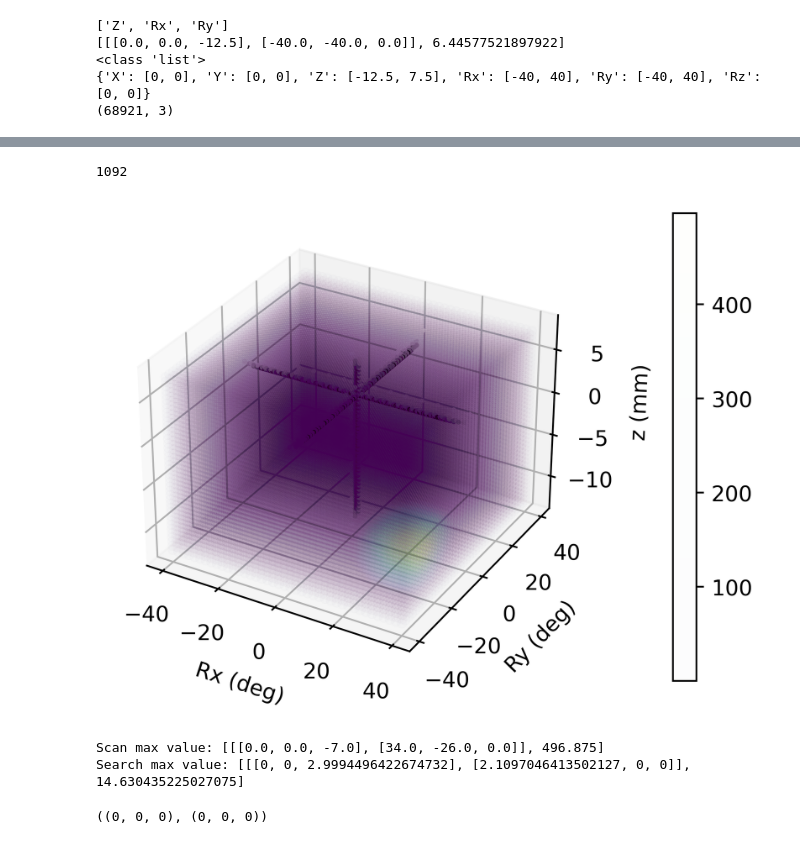
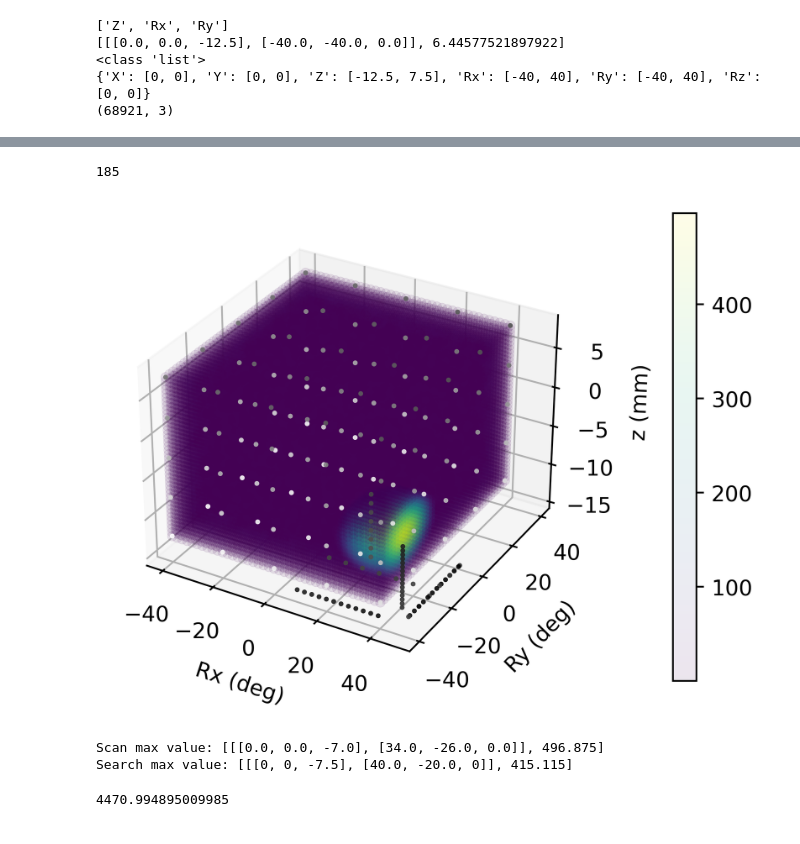
Before and after one commit to Benji-UW/COBOT-Transducer-Control-Code, a Jupyter notebook: Rebuilding_Everything/Debugging Scripts/scan_test.ipynb, the cells around one changed output, grey strips where cells are left out. Saved outputs shown, nothing was run; the diff lists cells and outputs as text; code cells hidden in the pictures.

```diff
--- a/Rebuilding_Everything/Debugging Scripts/scan_test.ipynb
+++ b/Rebuilding_Everything/Debugging Scripts/scan_test.ipynb
@@ -37,9 +34,9 @@ print(points)
  [3 4 5]]
 # %%
 path = os.path.abspath('..\\')
-test_no = 0
-# current_file = r"\Debugging Scripts\test_%s.json" % test_no
-current_file = r"\test_%s.json" % test_no
+test_no = 10
+current_file = r"\Debugging Scripts\test_%s.json" % test_no
+# current_file = r"\test_%s.json" % test_no
 
 # print(path)
 
@@ -90,7 +87,7 @@ for p in point_mags:
 
 
 # scanner = DivisionSearch(4, r['Z'], r['Rx'], r['Ry'])
-scanner = Discrete_degree(r['Z'], r['Rx'], r['Ry'])
+scanner = DivisionDiscreteDegree(5, r['Z'], r['Rx'], r['Ry'])
 
 p = scanner.next()
 
@@ -98,13 +95,14 @@ i = 0
 
 while p != 1 and i < 10000:
     i += 1
-    if i == 64:
-        print('here goes trouble')
+    # if i == 64:
+    #     print('here goes trouble')
 
     request = np.array([p[indeces[a][0]][indeces[a][1]] for a in active_rom])
 
     mag = linInter(request)
-    # print(mag[0])
+    # print(p)
+    # print((p, mag[0]))
 
     scanner.newMag((p, mag[0]), True)
     # print(p)
@@ -137,7 +147,7 @@ search_max = json_data["max_point"]
 
 print(len(point_mags_2))
 # %% [output]
-1092
+185
 # %%
 Zs = []
 Rxs = []
@@ -162,44 +172,59 @@ als = [i / 256 for i in als]
 # print(len(Rys))
 # print(len(Rxs))
 
-fig = ax.scatter(Rxs, Rys, Zs, c=mags, cmap='viridis', alpha=0.01, linewidth=0.25)
+fig = ax.scatter(Rxs, Rys, Zs, c=mags, cmap='viridis', alpha=0.1, linewidth=0.25)
 
 plt.colorbar(fig, pad=0.13)
 
 Zs = []
 Rxs = []
 Rys = []
 
 for p in point_mags_2:
     Zs.append(p[0][0][2])
     Rxs.append(p[0][1][0])
     Rys.append(p[0][1][1])
 
 fig = ax.scatter(Rxs, Rys, Zs, c=range(len(Zs)), cmap='binary', alpha=0.9, linewidth=0.25, s=4)
 
 ax.set_xlabel("Rx (deg)")
 ax.set_ylabel("Ry (deg)")
 ax.set_zlabel("z (mm)")
 
 plt.rcParams['figure.dpi'] = 500
 
 # plt.savefig("fullscan_render.jpg", dpi=400)
 plt.show()
 # plt.axes(projection = "3d")
 # plt.scatter(Rxs, Rys, Zs, c=mags, cmap='viridis', alpha=0.8, linewidth=0.5)
 
 
 print(f"Scan max value: {scan_max}")
 print(f"Search max value: {search_max}")
 # %% [output]
-[figure, old version]
+[figure, new version]
 Scan max value: [[[0.0, 0.0, -7.0], [34.0, -26.0, 0.0]], 496.875]
-Search max value: [[[0, 0, 2.9994496422674732], [2.1097046413502127, 0, 0]], 14.630435225027075]
+Search max value: [[[0, 0, -7.5], [40.0, -20.0, 0]], 415.115]
-# %%
-current_best = [[0,0,0],[0,0,0]]
-
-# current_best[0][1] = 1
-
-print((tuple(current_best[0]),tuple(current_best[1])))
-# %% [output]
-((0, 0, 0), (0, 0, 0))
+# %%
+# current_best = [[0,0,0],[0,0,0]]
+
+# # current_best[0][1] = 1
+
+# print((tuple(current_best[0]),tuple(current_best[1])))
+
+a = point_mags_2[0][0]
+distance = 0
+
+for i in range(1, len(point_mags_2)):
+    b = point_mags_2[i][0]
+    t = 0
+    for j in range(3):
+        t += (a[0][j] - b[0][j])**2
+        t += (a[1][j] - b[1][j])**2
+
+    distance += t**0.5
+    a = b
+
+print(distance)
+# %% [output]
+4470.994895009985
```
Also changed, not shown: parts of 2 cells of this notebook, 13 other files.
